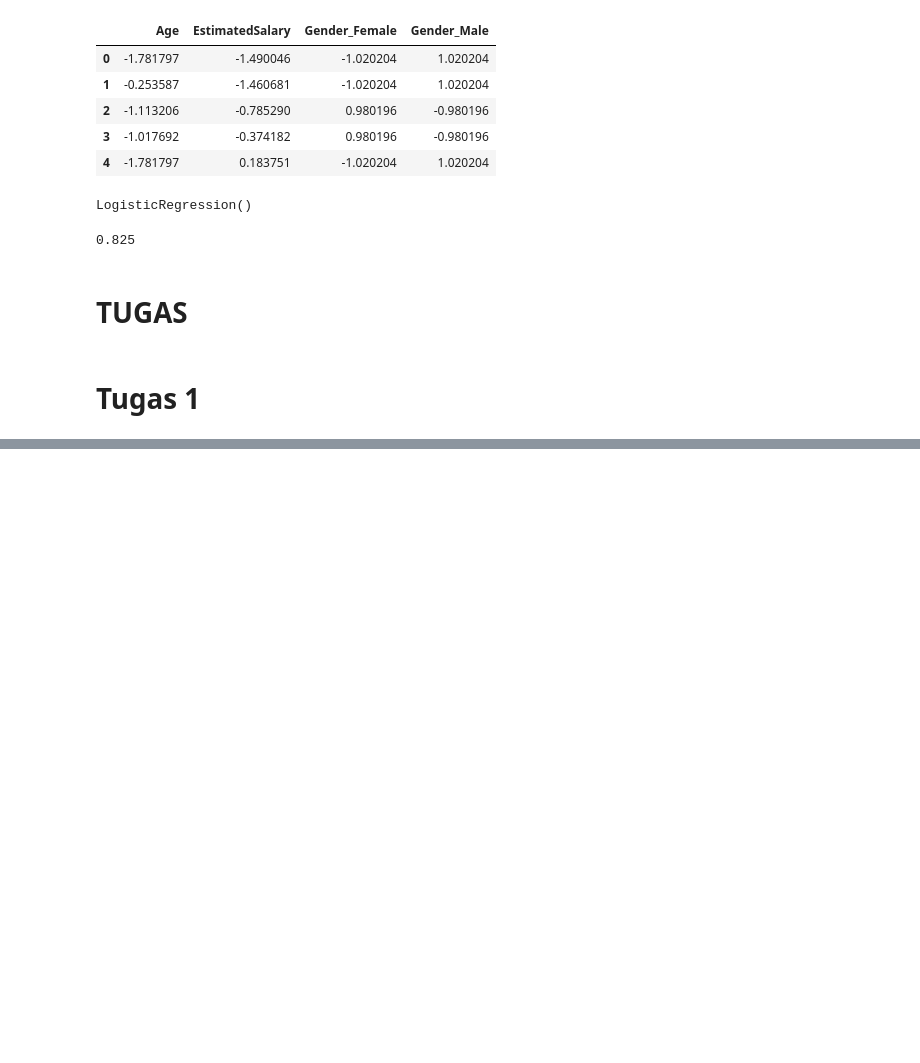
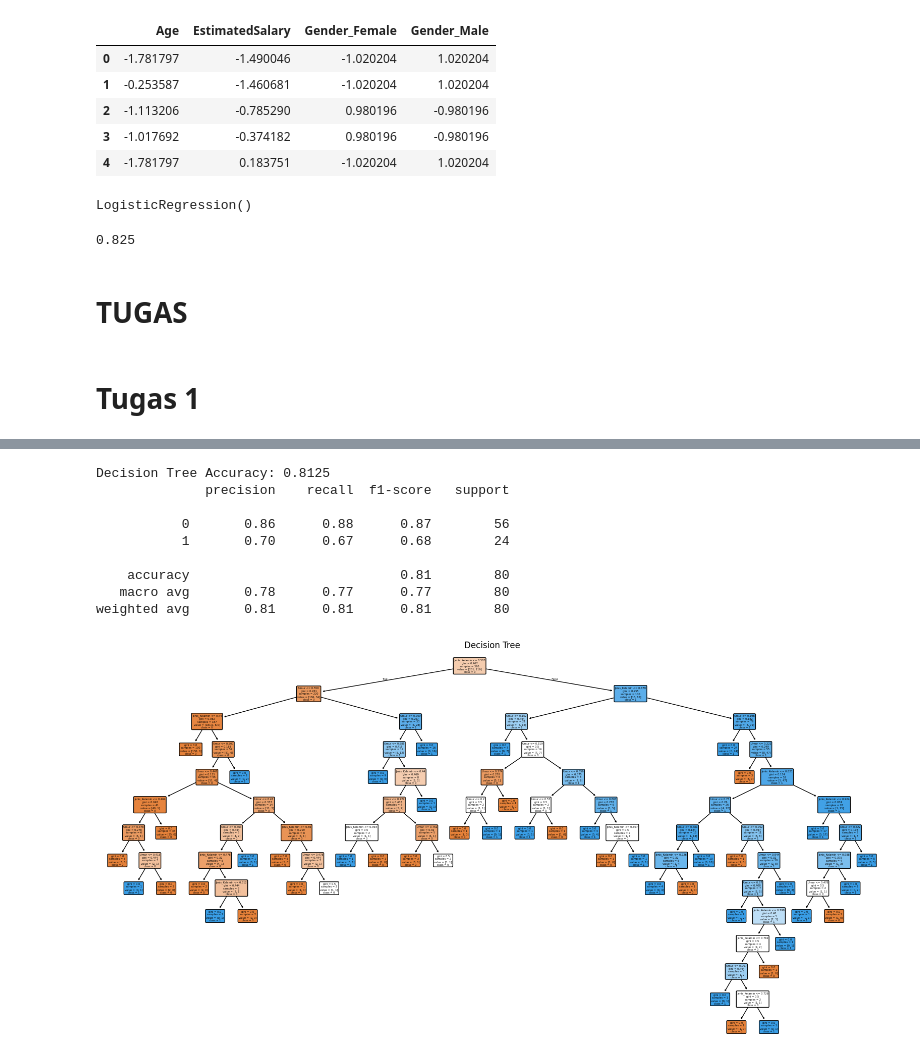
Before and after one commit to cantika-alff/2025_PBO_TI1B, a Jupyter notebook: Jobsheet_AI8.ipynb, the cells around one changed output, grey strips where cells are left out. Cells and saved outputs as stored; diff of their text form; code cells hidden in the pictures; blank space fills up the shorter version.

```diff
--- a/Jobsheet_AI8.ipynb
+++ b/Jobsheet_AI8.ipynb
@@ -508,0 +291,16 @@ Best Params LR: {'C': 0.01, 'penalty': 'l2', 'solver': 'liblinear'}
+# %%
+# Membagi dataset menjadi 80% Data Training dan 20% Data Testing
+from sklearn.model_selection import train_test_split
+X_train, X_test, y_train, y_test = train_test_split(X, y, test_size=0.2, random_state=99)
+
+# ubah dari dataframe / series pandas menjadi np.array
+X_train = X_train.values
+y_train = y_train.values
+X_test = X_test.values
+y_test = y_test.values
+
+# Normalisasi dengan MinMaxScaler
+from sklearn.preprocessing import MinMaxScaler
+sc = MinMaxScaler()
+X_train = sc.fit_transform(X_train)
+X_test = sc.transform(X_test)
@@ -508,0 +435,34 @@ Best Params LR: {'C': 0.01, 'penalty': 'l2', 'solver': 'liblinear'}
+# %%
+from sklearn.tree import DecisionTreeClassifier, plot_tree
+from sklearn.metrics import accuracy_score, classification_report
+import matplotlib.pyplot as plt
+
+# Training Decision Tree
+tree_model = DecisionTreeClassifier(random_state=42)
+tree_model.fit(X_train, y_train)
+tree_pred = tree_model.predict(X_test)
+
+# Evaluasi model
+print("Decision Tree Accuracy:", accuracy_score(y_test, tree_pred))
+print(classification_report(y_test, tree_pred))
+
+# Visualisasi tree
+plt.figure(figsize=(20, 10))  # Ukuran gambar
+plot_tree(tree_model,
+          filled=True,
+         feature_names=['Jenis_Kelamin', 'Umur', 'Gaji', 'Transaksi'],
+          class_names=[str(cls) for cls in tree_model.classes_],
+          rounded=True)
+plt.title("Decision Tree")
+plt.show()
+# %% [output]
+Decision Tree Accuracy: 0.8125
+              precision    recall  f1-score   support
+
+           0       0.86      0.88      0.87        56
+           1       0.70      0.67      0.68        24
+
+    accuracy                           0.81        80
+   macro avg       0.78      0.77      0.77        80
+weighted avg       0.81      0.81      0.81        80
+[figure, added]
```
Also changed, not shown: parts of 38 cells of this notebook.
